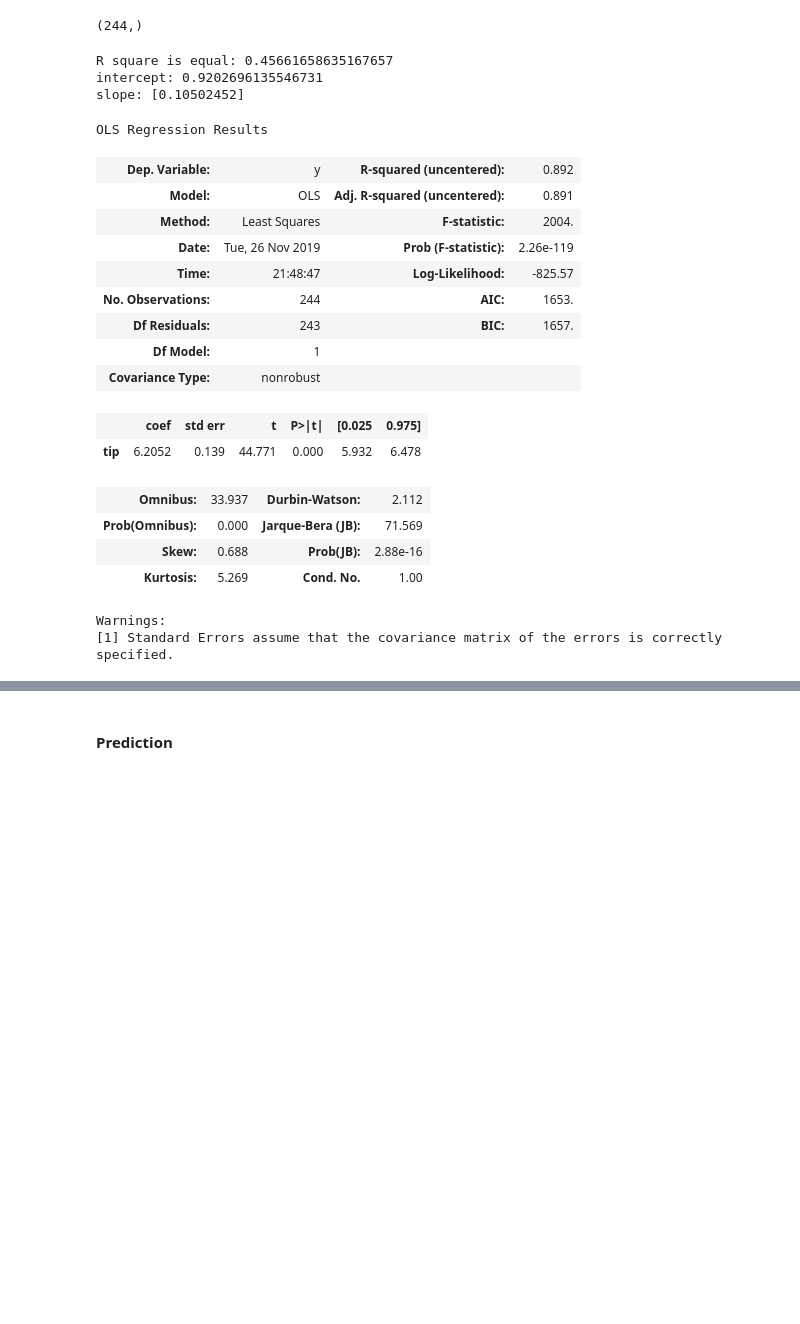
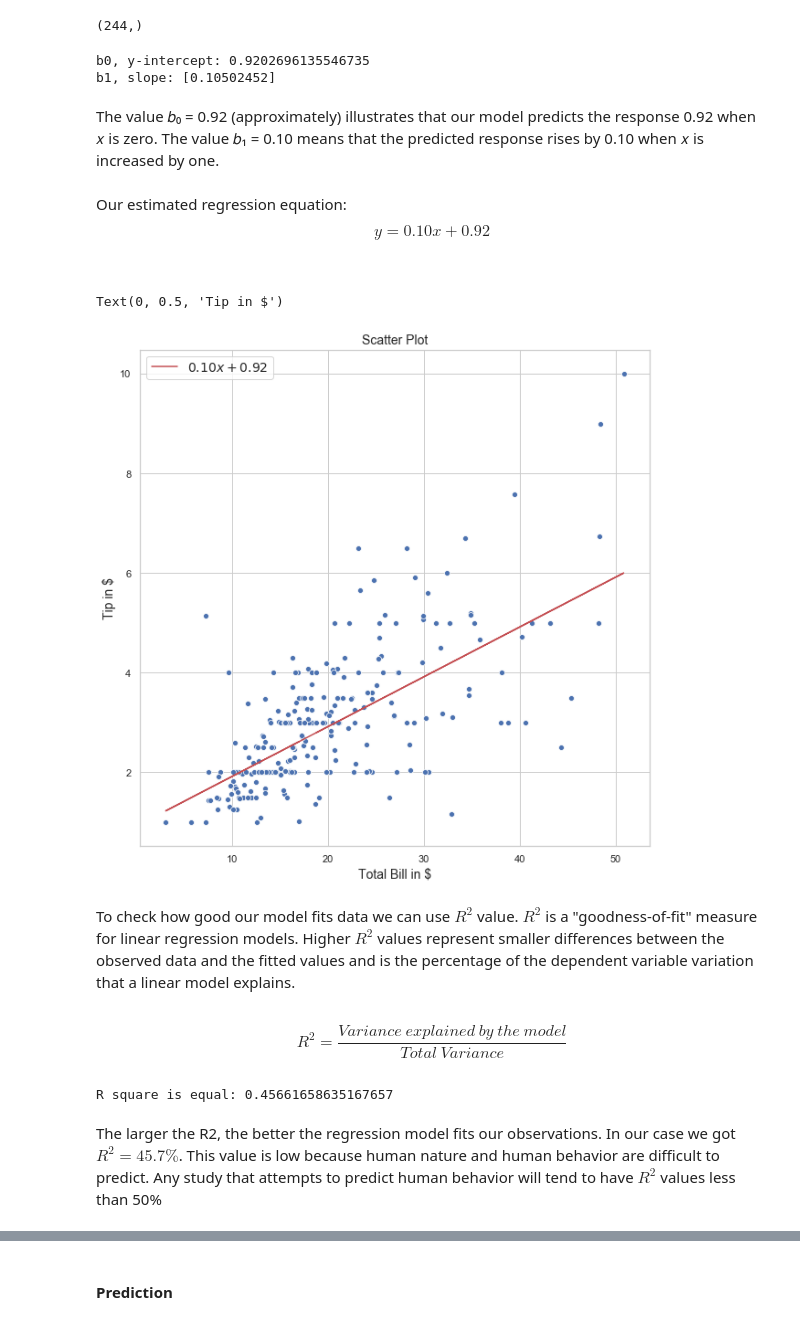
Before and after one commit to Slawak1/GMIT-FDA_Assesment_2019, a Jupyter notebook: gmit_fda_assesment_2019.ipynb, the cells around one changed output, grey strips where cells are left out. Cells and saved outputs as stored; diff of their text form; code cells hidden in the pictures; blank space fills up the shorter version.

```diff
--- a/gmit_fda_assesment_2019.ipynb
+++ b/gmit_fda_assesment_2019.ipynb
@@ -245,33 +251,35 @@ model = LinearRegression(fit_intercept=True)
 results = model.fit(x, y)
 # %%
-# R^2
-R_sqr = model.score(x, y)
-print (f'R square is equal: {R_sqr}')
-print('intercept:', model.intercept_) # The intercept indicates the location where it cross an y axis
-print('slope:', model.coef_) # The slope indicates the steepness of a line
+print('b0, y-intercept:', model.intercept_) # The y-intercept indicates the location where it cross an y axis
+print('b1, slope:', model.coef_) # The slope indicates the steepness of a line
 # %% [output]
-R square is equal: 0.45661658635167657
-intercept: 0.9202696135546731
-slope: [0.10502452]
+b0, y-intercept: 0.9202696135546735
+b1, slope: [0.10502452]
-# %%
-from statsmodels.api import OLS
-OLS(x,y).fit().summary()
-# %% [output]
-OLS Regression Results
-| Dep. Variable: | y | R-squared (uncentered): | 0.892 |
-| Model: | OLS | Adj. R-squared (uncentered): | 0.891 |
-| Method: | Least Squares | F-statistic: | 2004. |
-| Date: | Tue, 26 Nov 2019 | Prob (F-statistic): | 2.26e-119 |
-| Time: | 21:48:47 | Log-Likelihood: | -825.57 |
-| No. Observations: | 244 | AIC: | 1653. |
-| Df Residuals: | 243 | BIC: | 1657. |
-| Df Model: | 1 |  |  |
-| Covariance Type: | nonrobust |  |  |
-|  | coef | std err | t | P>|t| | [0.025 | 0.975] |
-| tip | 6.2052 | 0.139 | 44.771 | 0.000 | 5.932 | 6.478 |
-| Omnibus: | 33.937 | Durbin-Watson: | 2.112 |
-| Prob(Omnibus): | 0.000 | Jarque-Bera (JB): | 71.569 |
-| Skew: | 0.688 | Prob(JB): | 2.88e-16 |
-| Kurtosis: | 5.269 | Cond. No. | 1.00 |
-Warnings:
-[1] Standard Errors assume that the covariance matrix of the errors is correctly specified.
+# %% [markdown]
+The value 𝑏₀ = 0.92 (approximately) illustrates that our model predicts the response 0.92 when 𝑥 is zero. The value 𝑏₁ = 0.10 means that the predicted response rises by 0.10 when 𝑥 is increased by one.
+# %% [markdown]
+Our estimated regression equation:
+$$ y =0.10x + 0.92$$<br>
+# %%
+# scatter plot and estimated regression line
+plt.figure(figsize=(10, 10))
+ax = plt.plot(x, 0.10 * x + 0.92, 'r-', label=r"$0.10x + 0.92$")
+ax = sns.scatterplot(x="total_bill", y="tip", data=df )
+ax.legend(fontsize='14')
+ax.set_title('Scatter Plot', fontsize='14')
+plt.xlabel('Total Bill in $', fontsize='14')
+plt.ylabel('Tip in $', fontsize='14')
+# %% [output]
+Text(0, 0.5, 'Tip in $')
+[figure, added]
+# %% [markdown]
+To check how good our model fits data we can use $R^2$ value. $R^2$ is a "goodness-of-fit" measure for linear regression models.  Higher $R^2$ values represent smaller differences between the observed data and the fitted values and is the percentage of the dependent variable variation that a linear model explains.
+# %% [markdown]
+$$R^2 = \frac {Variance \: explained \: by\: the\: model}{Total\: Variance}$$
+# %%
+R_sqr = model.score(x, y)
+print (f'R square is equal: {R_sqr}')
+# %% [output]
+R square is equal: 0.45661658635167657
+# %% [markdown]
+The larger the R2, the better the regression model fits our observations. In our case we got  $ R^2 = 45.7\%$. This value is low because human nature and human behavior are difficult to predict. Any study that attempts to predict human behavior will tend to have $R^2$ values less than 50%
```
Also changed, not shown: parts of 12 cells of this notebook.
